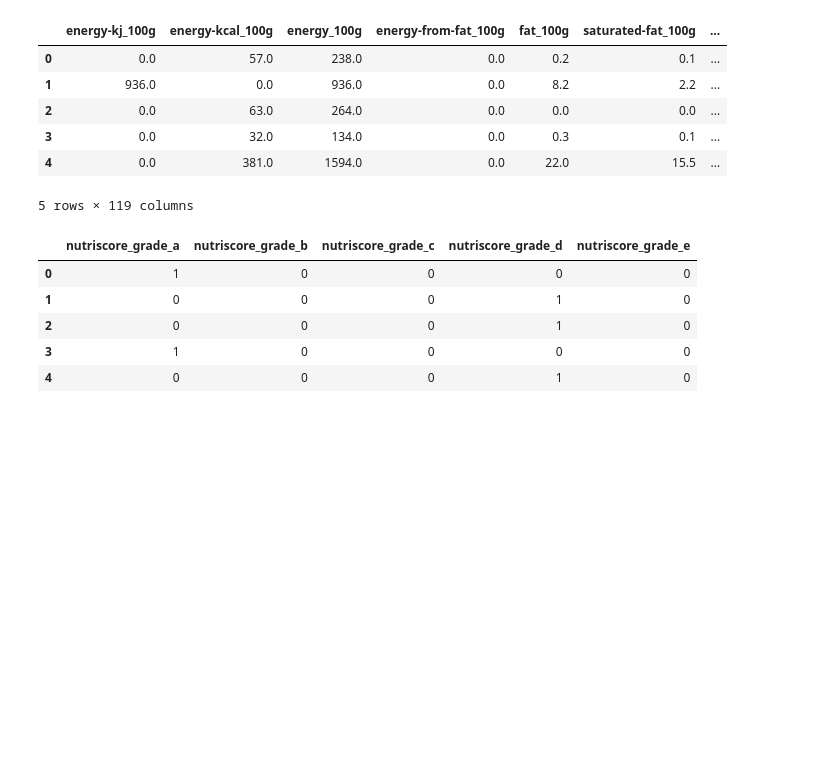
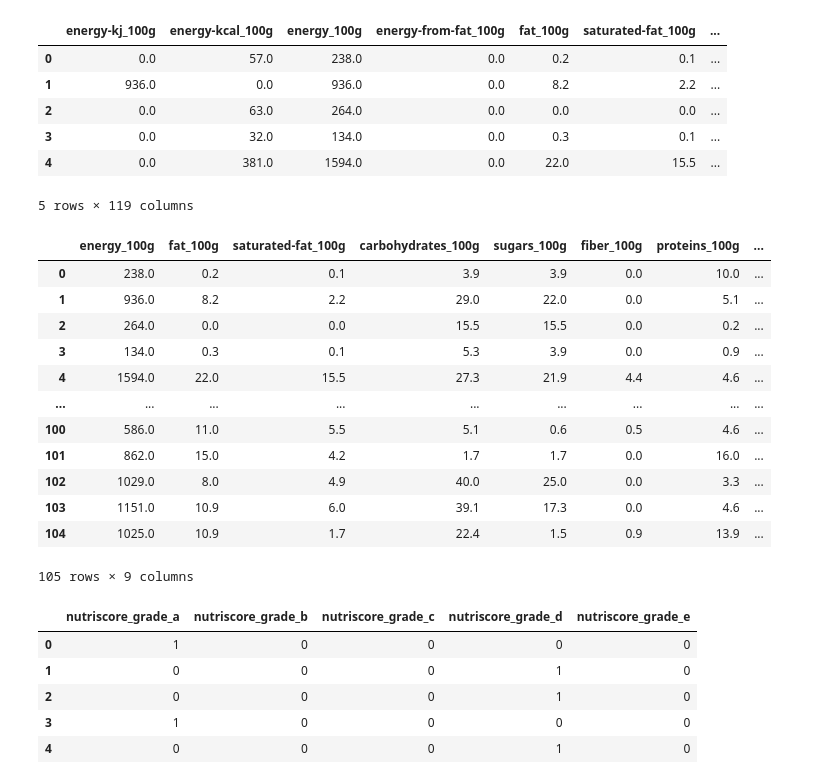
Before and after one commit to baslia/nutri_score, a Jupyter notebook: notebooks/Random_cut_forest.ipynb, the cells around one changed output. Drawn from its saved outputs; the diff is of its cells as text; code cells hidden in the pictures; blank space fills up the shorter version.

```diff
--- a/notebooks/Random_cut_forest.ipynb
+++ b/notebooks/Random_cut_forest.ipynb
@@ -33,6 +33,24 @@ See the caveats in the documentation: https://pandas.pydata.org/pandas-docs/stab
 | 3 | 0.0 | 32.0 | 134.0 | 0.0 | 0.3 | 0.1 | ... |
 | 4 | 0.0 | 381.0 | 1594.0 | 0.0 | 22.0 | 15.5 | ... |
 5 rows × 119 columns
+# %%
+important_nutrients = ['energy_100g', 'fat_100g', 'saturated-fat_100g', 'carbohydrates_100g', 'sugars_100g', 'fiber_100g', 'proteins_100g', 'salt_100g', 'sodium_100g']
+opf_num_features = opf_num_features[important_nutrients]
+opf_num_features
+# %% [output]
+|  | energy_100g | fat_100g | saturated-fat_100g | carbohydrates_100g | sugars_100g | fiber_100g | proteins_100g | ... |
+| 0 | 238.0 | 0.2 | 0.1 | 3.9 | 3.9 | 0.0 | 10.0 | ... |
+| 1 | 936.0 | 8.2 | 2.2 | 29.0 | 22.0 | 0.0 | 5.1 | ... |
+| 2 | 264.0 | 0.0 | 0.0 | 15.5 | 15.5 | 0.0 | 0.2 | ... |
+| 3 | 134.0 | 0.3 | 0.1 | 5.3 | 3.9 | 0.0 | 0.9 | ... |
+| 4 | 1594.0 | 22.0 | 15.5 | 27.3 | 21.9 | 4.4 | 4.6 | ... |
+| ... | ... | ... | ... | ... | ... | ... | ... | ... |
+| 100 | 586.0 | 11.0 | 5.5 | 5.1 | 0.6 | 0.5 | 4.6 | ... |
+| 101 | 862.0 | 15.0 | 4.2 | 1.7 | 1.7 | 0.0 | 16.0 | ... |
+| 102 | 1029.0 | 8.0 | 4.9 | 40.0 | 25.0 | 0.0 | 3.3 | ... |
+| 103 | 1151.0 | 10.9 | 6.0 | 39.1 | 17.3 | 0.0 | 4.6 | ... |
+| 104 | 1025.0 | 10.9 | 1.7 | 22.4 | 1.5 | 0.9 | 13.9 | ... |
+105 rows × 9 columns
 # %%
 # One hot encode the features
 data_target = opf_data.filter(regex='nutriscore_grade')
```
Also changed, not shown: 1 other file.
